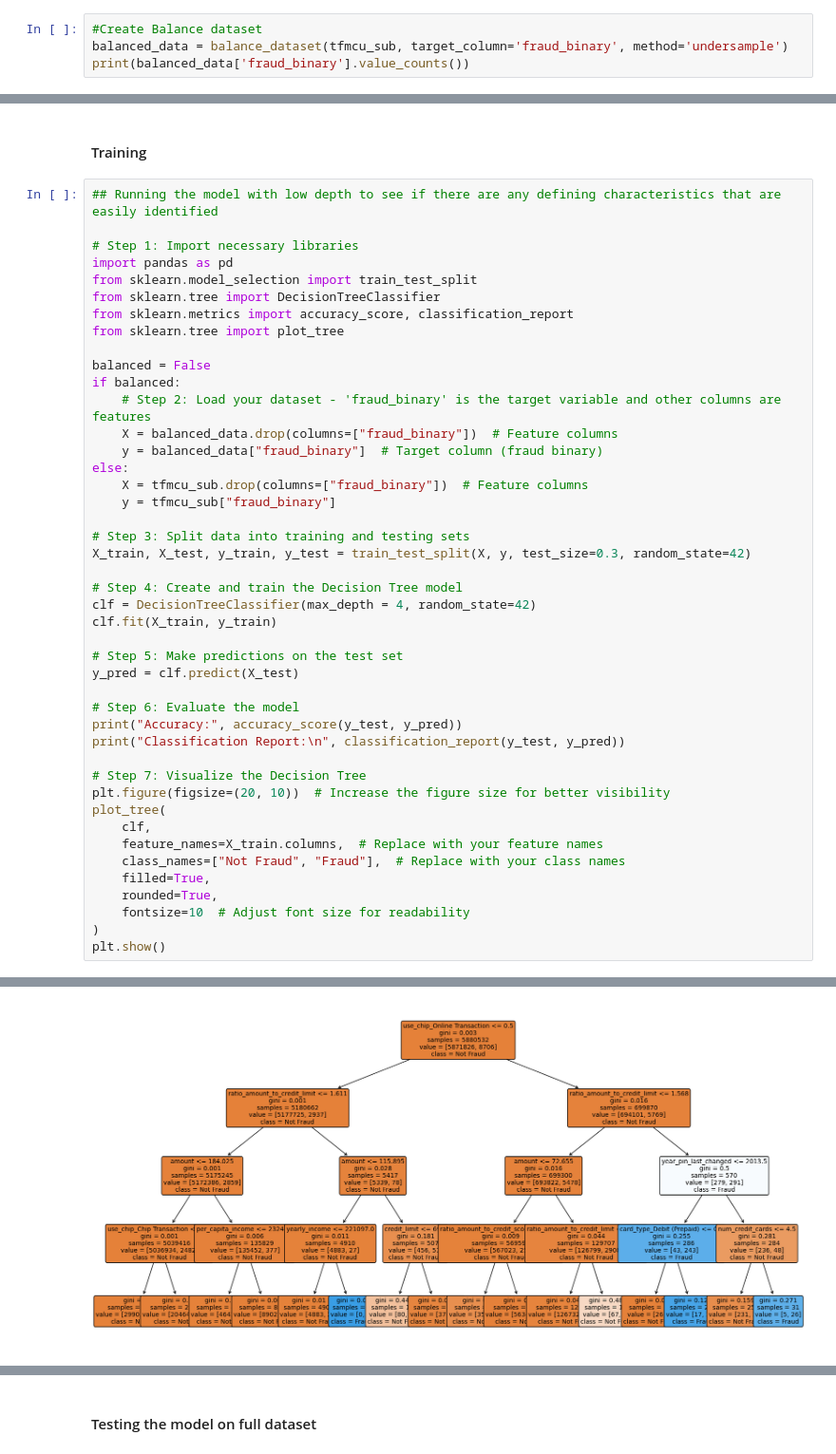
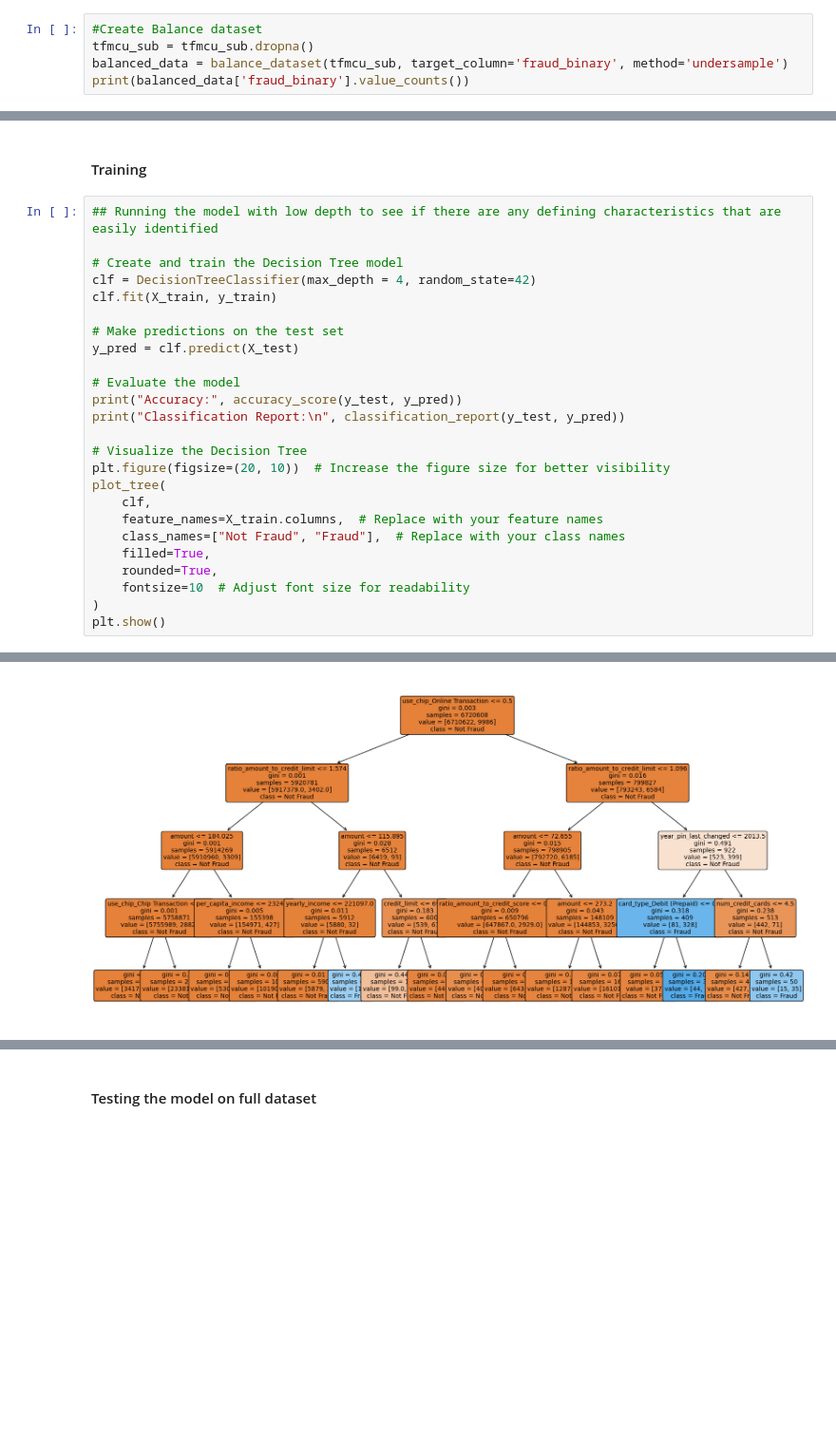
Before and after one commit to emma-sung/emma-sung.github.io, a Jupyter notebook: Financial Transactions.ipynb, the cells around one changed output, grey strips where cells are left out. Shown at 95% size. Saved outputs shown, nothing was run; the diff lists cells and outputs as text; blank space fills up the shorter version.

```diff
--- a/Financial Transactions.ipynb
+++ b/Financial Transactions.ipynb
@@ -570,6 +604,7 @@ def balance_dataset(data, target_column, method='undersample', random_state=42):
     return balanced_data
 # %%
 #Create Balance dataset
+tfmcu_sub = tfmcu_sub.dropna()
 balanced_data = balance_dataset(tfmcu_sub, target_column='fraud_binary', method='undersample')
 print(balanced_data['fraud_binary'].value_counts())
 # %% [output]
@@ -584,37 +635,18 @@ Name: count, dtype: int64
 # %%
 ## Running the model with low depth to see if there are any defining characteristics that are easily identified
 
-# Step 1: Import necessary libraries
-import pandas as pd
-from sklearn.model_selection import train_test_split
-from sklearn.tree import DecisionTreeClassifier
-from sklearn.metrics import accuracy_score, classification_report
-from sklearn.tree import plot_tree
-
-balanced = False
-if balanced:
-    # Step 2: Load your dataset - 'fraud_binary' is the target variable and other columns are features
-    X = balanced_data.drop(columns=["fraud_binary"])  # Feature columns
-    y = balanced_data["fraud_binary"]  # Target column (fraud binary)
-else:
-    X = tfmcu_sub.drop(columns=["fraud_binary"])  # Feature columns
-    y = tfmcu_sub["fraud_binary"]
-
-# Step 3: Split data into training and testing sets
-X_train, X_test, y_train, y_test = train_test_split(X, y, test_size=0.3, random_state=42)
-
-# Step 4: Create and train the Decision Tree model
+# Create and train the Decision Tree model
 clf = DecisionTreeClassifier(max_depth = 4, random_state=42)
 clf.fit(X_train, y_train)
 
-# Step 5: Make predictions on the test set
+# Make predictions on the test set
 y_pred = clf.predict(X_test)
 
-# Step 6: Evaluate the model
+# Evaluate the model
 print("Accuracy:", accuracy_score(y_test, y_pred))
 print("Classification Report:\n", classification_report(y_test, y_pred))
 
-# Step 7: Visualize the Decision Tree
+# Visualize the Decision Tree
 plt.figure(figsize=(20, 10))  # Increase the figure size for better visibility
 plot_tree(
     clf,
@@ -639 +671 @@ weighted avg       1.00      1.00      1.00   2520228
-[figure, old version]
+[figure, new version]
```
Also changed, not shown: parts of 37 cells of this notebook.
